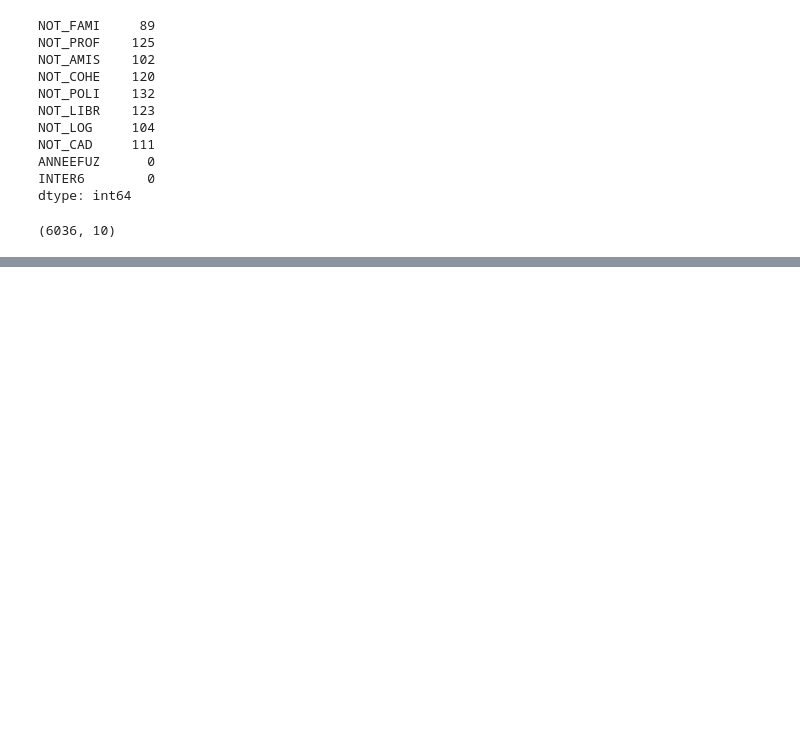
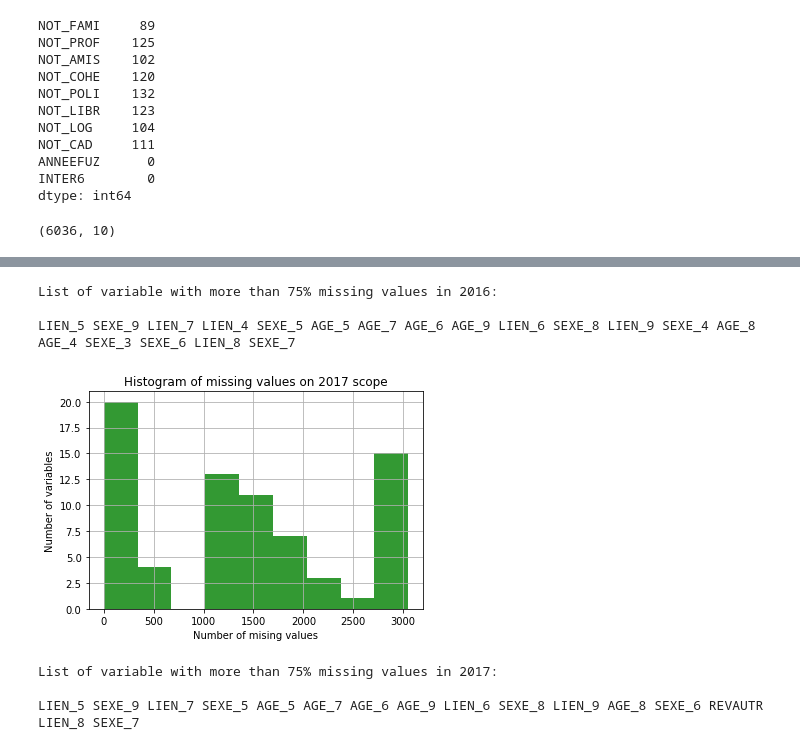
Before and after one commit to Greg131/Felix, a Jupyter notebook: Exploration with python.ipynb, the cells around one changed output, grey strips where cells are left out. Drawn from its saved outputs; the diff is of its cells as text; code cells hidden in the pictures; blank space fills up the shorter version.

```diff
--- a/Exploration with python.ipynb
+++ b/Exploration with python.ipynb
@@ -143,0 +318,29 @@ plt.grid()
+# %%
+print("List of variable with more than 75% missing values in 2016:\n")
+l = number_missing_values_per_variable_2016[scope_2016 -
+                                            complete_2016][number_missing_values_per_variable_2016 > 0.75*3050]
+print(" ".join(l.index))
+# %% [output]
+List of variable with more than 75% missing values in 2016:
+
+LIEN_5 SEXE_9 LIEN_7 LIEN_4 SEXE_5 AGE_5 AGE_7 AGE_6 AGE_9 LIEN_6 SEXE_8 LIEN_9 SEXE_4 AGE_8 AGE_4 SEXE_3 SEXE_6 LIEN_8 SEXE_7
+# %%
+number_missing_values_per_variable_2017 = np.sum(cdv.loc[cdv["ANNEEFUZ"]==2017].isnull())
+fig=plt.figure()
+plt.title("Histogram of missing values on 2017 scope")
+plt.ylabel(u'Number of variables')
+plt.xlabel("Number of mising values")
+bins = np.linspace(0, 3050,10)
+plt.hist(number_missing_values_per_variable_2017[scope_2017 - complete_2017], bins, facecolor='g', alpha=0.8)
+plt.grid()
+# %% [output]
+[figure, added]
+# %%
+print("List of variable with more than 75% missing values in 2017:\n")
+l = number_missing_values_per_variable_2017[scope_2017 -
+                                            complete_2017][number_missing_values_per_variable_2017 > 0.75*3050]
+print(" ".join(l.index))
+# %% [output]
+List of variable with more than 75% missing values in 2017:
+
+LIEN_5 SEXE_9 LIEN_7 SEXE_5 AGE_5 AGE_7 AGE_6 AGE_9 LIEN_6 SEXE_8 LIEN_9 AGE_8 SEXE_6 REVAUTR LIEN_8 SEXE_7
```
Also changed, not shown: parts of 42 cells of this notebook, 1 other file.
